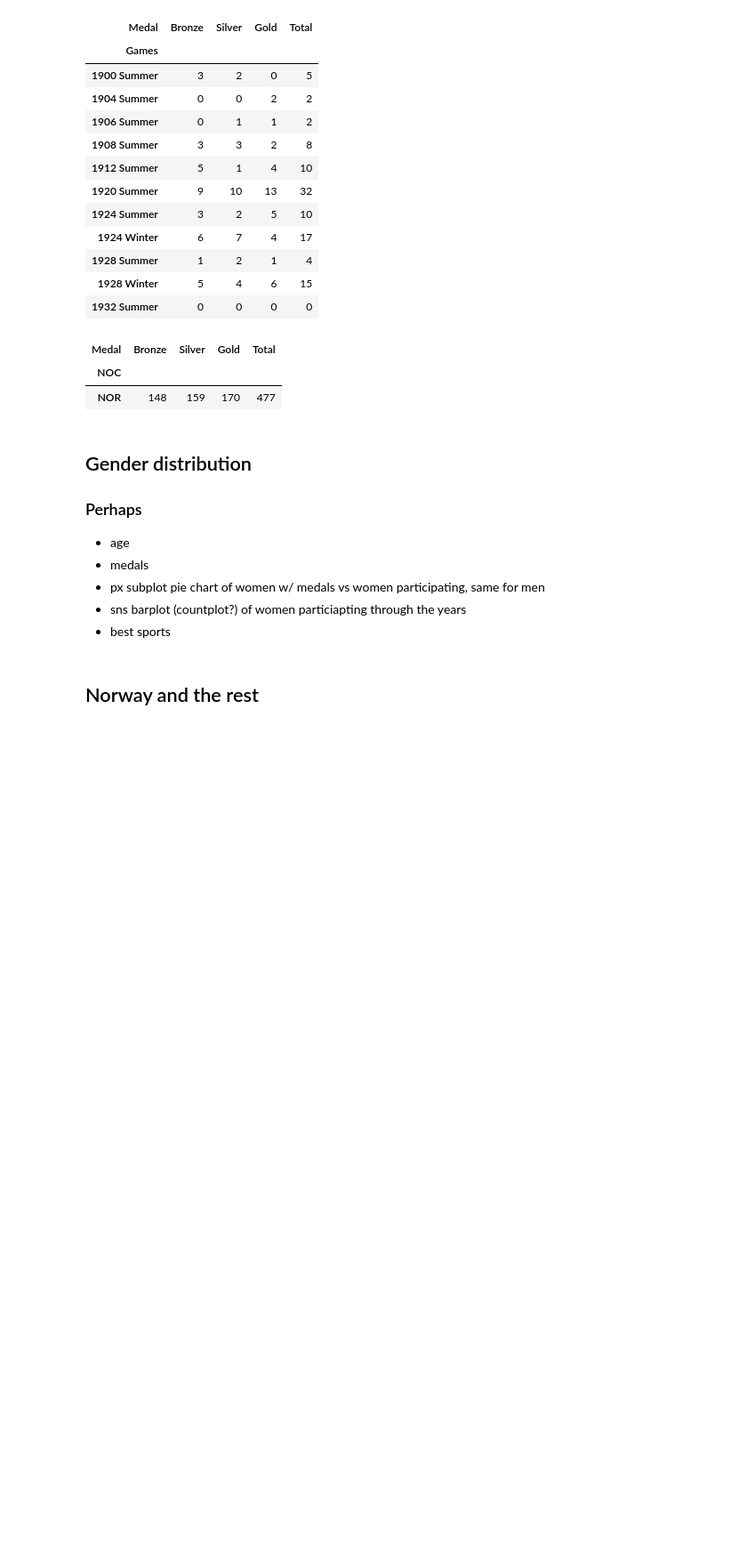
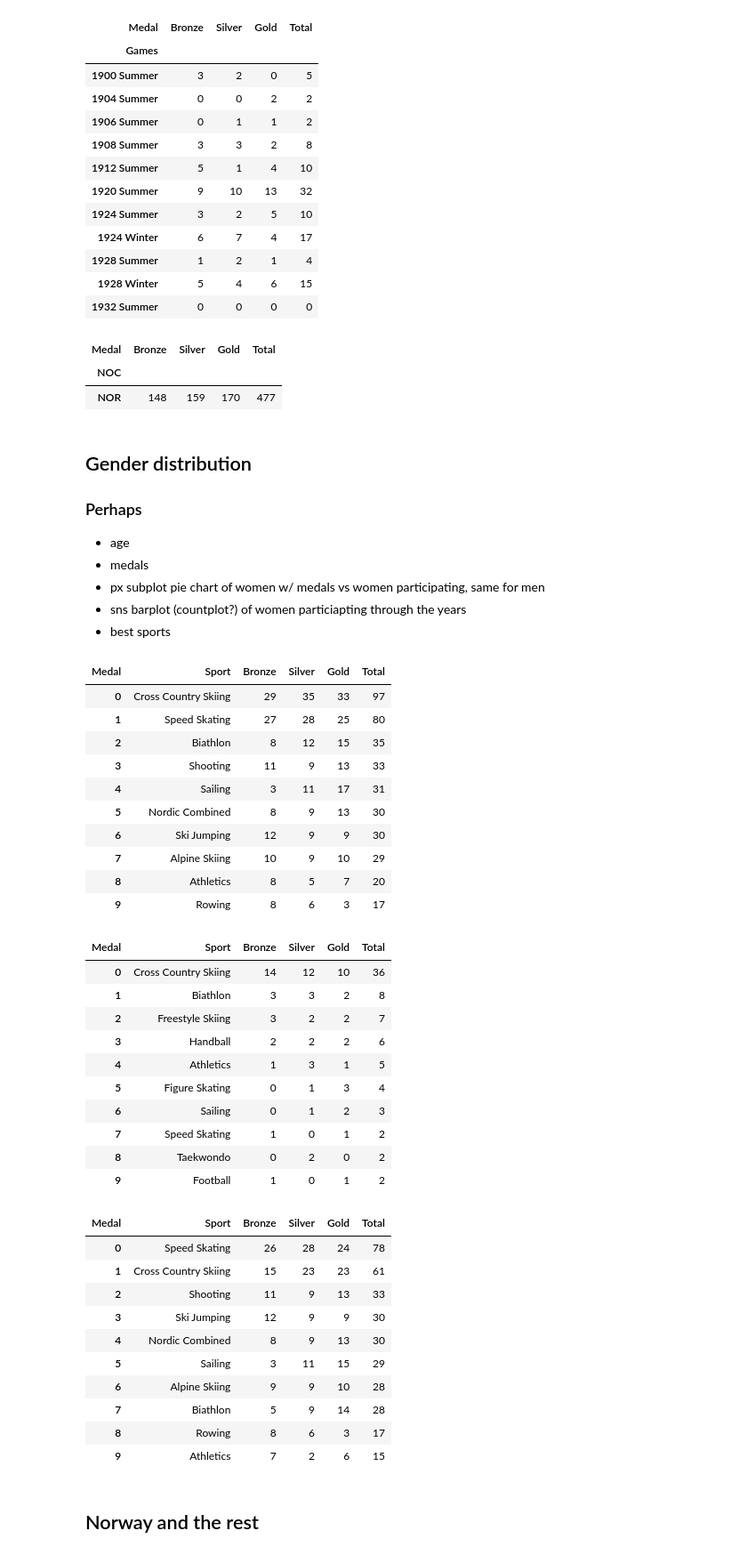
Before and after one commit to Ludwilton/Projekt-OS-Norge, a Jupyter notebook: uppgift_0/uppgift.0.ANDERS.ipynb, the cells around one changed output. Shown at 89% size. Saved outputs shown, nothing was run; the diff lists cells and outputs as text; code cells hidden in the pictures; blank space fills up the shorter version.

```diff
--- a/uppgift_0/uppgift.0.ANDERS.ipynb
+++ b/uppgift_0/uppgift.0.ANDERS.ipynb
@@ -167,30 +167,65 @@ norwegian_medals_sport_per_games()
 # %%
 def norwegian_medals_by_sport(df=nor, headline="Norwegian Olympic medals by sport"):
 
     def sports_medals():
 
         sport_medal = df.copy()
         sport_medal = sport_medal.drop_duplicates(subset=["Event", "Games", "Team", "Medal"])
         sport_medal = sport_medal.groupby(["Sport", "Medal"]).size().unstack(fill_value=0)
         sport_medal["Total"] = sport_medal.sum(axis=1)
         sport_medal = sport_medal.reindex(columns=["Bronze", "Silver", "Gold", "Total"])
         sport_medal = sport_medal.sort_values(by="Total", ascending=False)
         sport_medal = sport_medal.reset_index()
 
         return sport_medal
 
 
     nor_sports_medals = sports_medals()
+    display(nor_sports_medals.head(10))
 
-    fig = px.bar(nor_sports_medals.head(10), x="Sport", y="Total", title=headline, labels={"Total": "Medals", "Sport": ""}, color="Sport")
-    fig.update_xaxes(tickangle=-90)
+    # fig = px.bar(nor_sports_medals.head(10), x="Sport", y="Total", title=headline, labels={"Total": "Medals", "Sport": ""}, color="Sport")
+    # fig.update_xaxes(tickangle=-90)
 
-    return fig
+    # return fig
 
 
 nor_wom = nor[nor["Sex"] == "F"]
 nor_men = nor[nor["Sex"] == "M"]
 
 norwegian_medals_by_sport()
 norwegian_medals_by_sport(nor_wom, "Norwegian Olympic medals by sport for women")
 norwegian_medals_by_sport(nor_men, "Norwegian Olympic medals by sport for men")
+# %% [output]
+| Medal | Sport | Bronze | Silver | Gold | Total |
+| 0 | Cross Country Skiing | 29 | 35 | 33 | 97 |
+| 1 | Speed Skating | 27 | 28 | 25 | 80 |
+| 2 | Biathlon | 8 | 12 | 15 | 35 |
+| 3 | Shooting | 11 | 9 | 13 | 33 |
+| 4 | Sailing | 3 | 11 | 17 | 31 |
+| 5 | Nordic Combined | 8 | 9 | 13 | 30 |
+| 6 | Ski Jumping | 12 | 9 | 9 | 30 |
+| 7 | Alpine Skiing | 10 | 9 | 10 | 29 |
+| 8 | Athletics | 8 | 5 | 7 | 20 |
+| 9 | Rowing | 8 | 6 | 3 | 17 |
+| Medal | Sport | Bronze | Silver | Gold | Total |
+| 0 | Cross Country Skiing | 14 | 12 | 10 | 36 |
+| 1 | Biathlon | 3 | 3 | 2 | 8 |
+| 2 | Freestyle Skiing | 3 | 2 | 2 | 7 |
+| 3 | Handball | 2 | 2 | 2 | 6 |
+| 4 | Athletics | 1 | 3 | 1 | 5 |
+| 5 | Figure Skating | 0 | 1 | 3 | 4 |
+| 6 | Sailing | 0 | 1 | 2 | 3 |
+| 7 | Speed Skating | 1 | 0 | 1 | 2 |
+| 8 | Taekwondo | 0 | 2 | 0 | 2 |
+| 9 | Football | 1 | 0 | 1 | 2 |
+| Medal | Sport | Bronze | Silver | Gold | Total |
+| 0 | Speed Skating | 26 | 28 | 24 | 78 |
+| 1 | Cross Country Skiing | 15 | 23 | 23 | 61 |
+| 2 | Shooting | 11 | 9 | 13 | 33 |
+| 3 | Ski Jumping | 12 | 9 | 9 | 30 |
+| 4 | Nordic Combined | 8 | 9 | 13 | 30 |
+| 5 | Sailing | 3 | 11 | 15 | 29 |
+| 6 | Alpine Skiing | 9 | 9 | 10 | 28 |
+| 7 | Biathlon | 5 | 9 | 14 | 28 |
+| 8 | Rowing | 8 | 6 | 3 | 17 |
+| 9 | Athletics | 7 | 2 | 6 | 15 |
```
Also changed, not shown: parts of 7 cells of this notebook, 2 other files.
